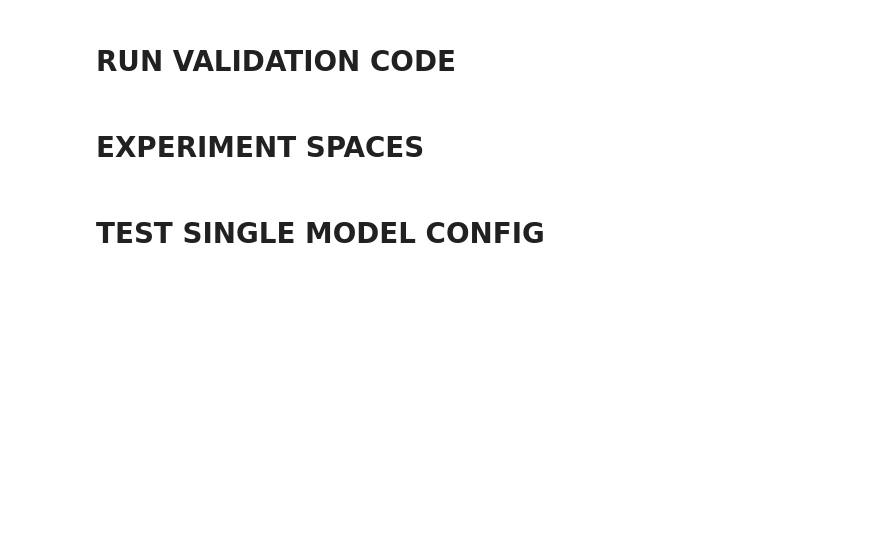
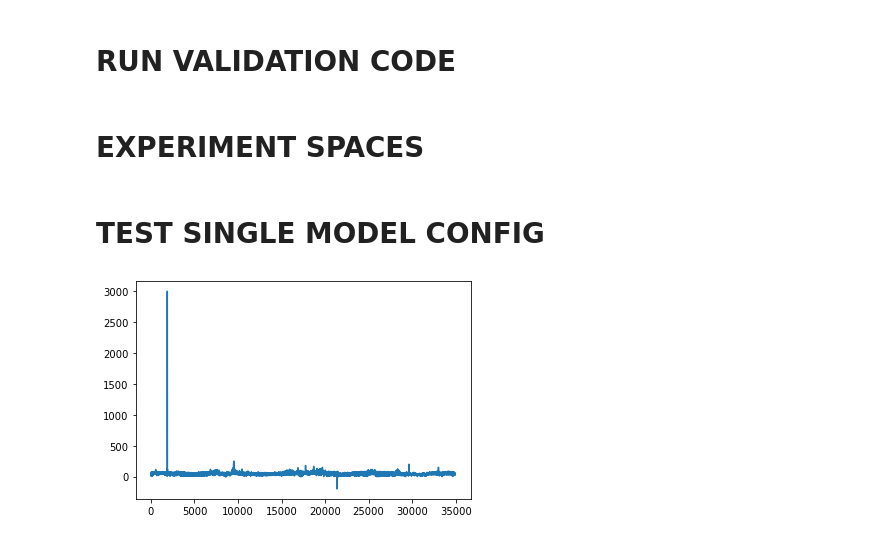
Before and after one commit to Nixtla/Nixtla, a Jupyter notebook: nbs/experiments_nbeats__hyperopt_epf.ipynb, the cells around one changed output. Saved outputs shown, nothing was run; the diff lists cells and outputs as text; code cells hidden in the pictures; blank space fills up the shorter version.

```diff
--- a/nbs/experiments_nbeats__hyperopt_epf.ipynb
+++ b/nbs/experiments_nbeats__hyperopt_epf.ipynb
@@ -808,10 +810,10 @@ mc0 = {# Architecture parameters
       'weight_decay': 0.00037,
       'n_iterations': 1000,
       'early_stopping': 8,
-      'eval_steps': 50,
+      'eval_steps': 100,
       'n_val_weeks': 52*2,
       'loss': 'PINBALL',
-      'loss_hypar': 0.5025, #0.49,
+      'loss_hypar': 0.5, #0.49,
       'val_loss': 'MAE',
       'l1_theta': 0,
       # Data parameters
@@ -854,34 +856,39 @@ mc0 = {# Architecture parameters
 #       'early_stopping': 40,
 #       'eval_steps': 10,
 #       'n_val_weeks': 52*2,
 #       'loss': 'PINBALL',
 #       'loss_hypar': 0.49, #0.5,
 #       'val_loss': 'MAE',
 #       'l1_theta': 0,
 #       # Data parameters
 #       'normalizer_y': None,
 #       'normalizer_x': 'median',
 #       'frequency':'H',
 #       'seasonality': 24,
 #       'idx_to_sample_freq': 24,
 #       'include_var_dict': {'y': [-2, -3, -8],
 #                            'Exogenous1': [-1, -2, -8],
 #                            'Exogenous2': [-1, -2, -8],
 #                            'week_day': [-1]},
 #       'batch_size': 256,
 #       'random_seed': 12}
 
 mc = mc0
-dataset = ['NP']
+dataset = ['BE']
 # dataset = ['BE']
 # dataset = ['NP', 'PJM']
 # dataset = ['NP', 'PJM', 'BE', 'FR']
 if len(dataset)>0: mc['x_s_n_hidden'] = 2
 
 Y_df, X_df, S_df = EPF.load_groups(directory='data', groups=dataset)
+
+plt.plot(Y_df.y.values)
+plt.show()
+
 y_total, y_hat_total, meta_data = run_val_nbeatsx(mc=mc, Y_df=Y_df, X_df=X_df, S_df=S_df,
                                                   trials=None, trials_file_name=None, final_evaluation=False, return_predictions=True)
 # %% [output]
+[figure, added]
 ---------- Split 1/2 ----------
 
 
```
Also changed, not shown: parts of 4 cells of this notebook, 1 other file.
